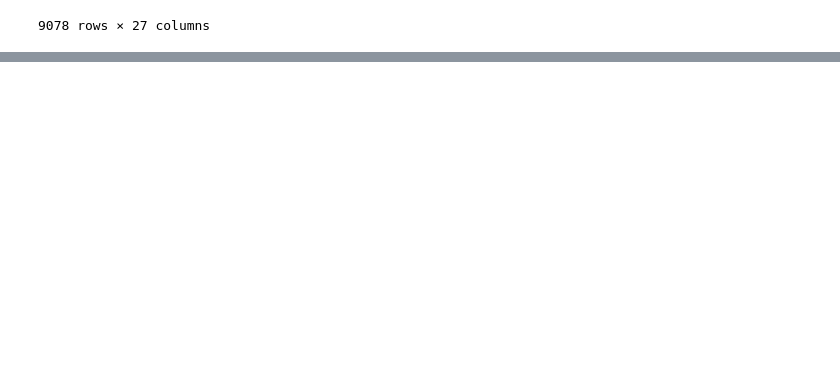
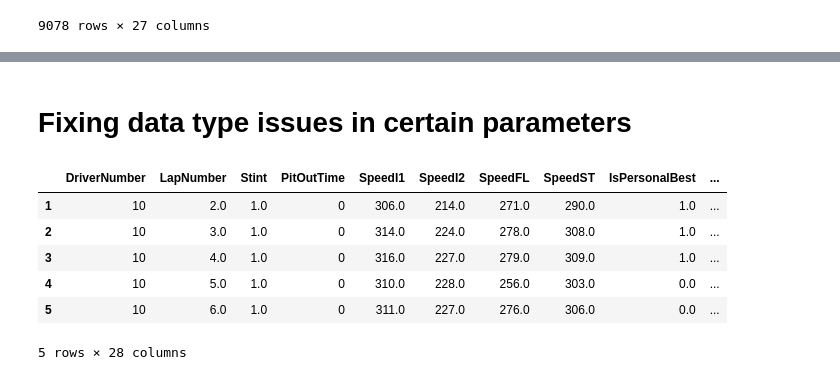
Before and after one commit to gautumsvp7/f1-predictor, a Jupyter notebook: f1_predict.ipynb, the cells around one changed output, grey strips where cells are left out. Saved outputs shown, nothing was run; the diff lists cells and outputs as text; code cells hidden in the pictures; blank space fills up the shorter version.

```diff
--- a/f1_predict.ipynb
+++ b/f1_predict.ipynb
@@ -540,0 +654,24 @@ df
+# %% [markdown]
+# Fixing data type issues in certain parameters
+# %%
+# Convert 'PitInTime' to timedelta objects
+final_df['PitInTime'] = pd.to_timedelta(final_df['PitInTime'], errors='coerce')
+
+# Extract total seconds and create a new column
+final_df['PitInTime_s'] = final_df['PitInTime'].dt.total_seconds()
+
+# Fill any remaining NaN values in the new column with 0
+final_df['PitInTime_s'] = final_df['PitInTime_s'].fillna(0)
+
+# Drop the original 'PitInTime' column
+final_df = final_df.drop('PitInTime', axis=1)
+
+final_df.head()
+# %% [output]
+|  | DriverNumber | LapNumber | Stint | PitOutTime | SpeedI1 | SpeedI2 | SpeedFL | SpeedST | IsPersonalBest | ... |
+| 1 | 10 | 2.0 | 1.0 | 0 | 306.0 | 214.0 | 271.0 | 290.0 | 1.0 | ... |
+| 2 | 10 | 3.0 | 1.0 | 0 | 314.0 | 224.0 | 278.0 | 308.0 | 1.0 | ... |
+| 3 | 10 | 4.0 | 1.0 | 0 | 316.0 | 227.0 | 279.0 | 309.0 | 1.0 | ... |
+| 4 | 10 | 5.0 | 1.0 | 0 | 310.0 | 228.0 | 256.0 | 303.0 | 0.0 | ... |
+| 5 | 10 | 6.0 | 1.0 | 0 | 311.0 | 227.0 | 276.0 | 306.0 | 0.0 | ... |
+5 rows × 28 columns
```
Also changed, not shown: parts of 36 cells of this notebook.
